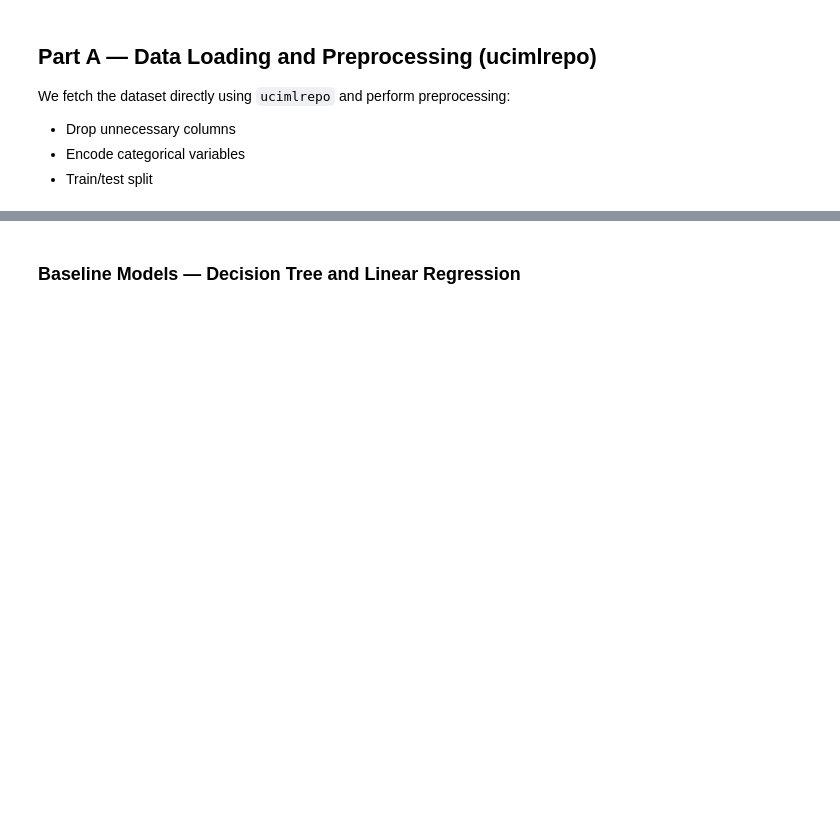
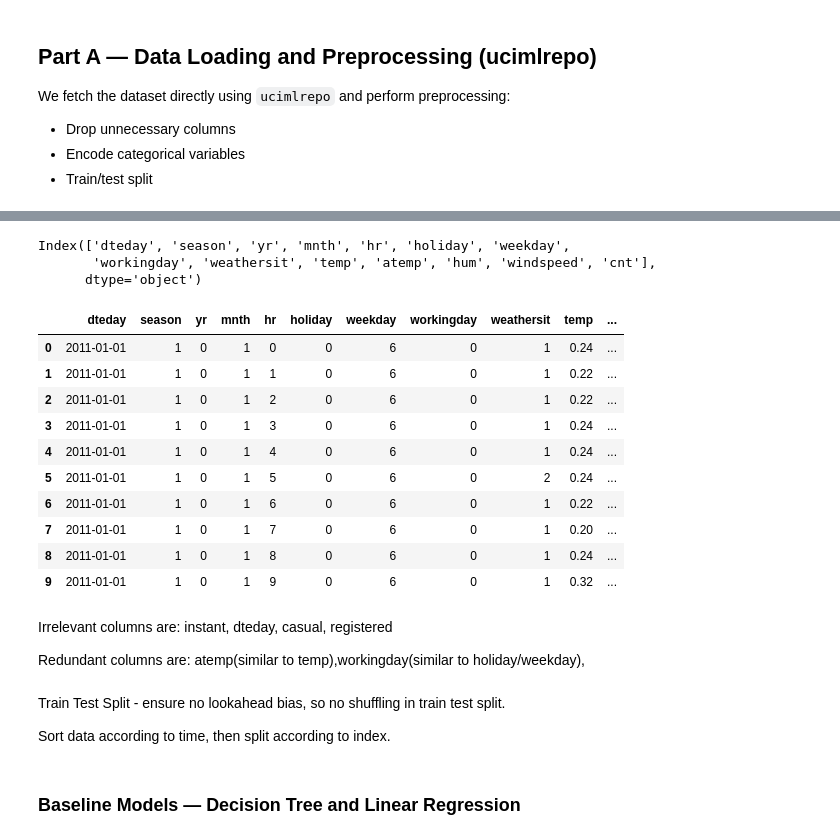
Before and after one commit to MarchingUndead/DA5401-A8-ME22B188, a Jupyter notebook: A8_Ensembles_uciml.ipynb, the cells around one changed output, grey strips where cells are left out. Cells and saved outputs as stored; diff of their text form; code cells hidden in the pictures; blank space fills up the shorter version.

```diff
--- a/A8_Ensembles_uciml.ipynb
+++ b/A8_Ensembles_uciml.ipynb
@@ -29,33 +29,8 @@ from sklearn.metrics import mean_squared_error
 bike_sharing = fetch_ucirepo(id=275)
 
 # Extract features (X) and targets (y)
-X_full = bike_sharing.data.features.copy()
-y_full = bike_sharing.data.targets.copy()
+X = bike_sharing.data.features.copy()
+y = bike_sharing.data.targets.copy()
 
 # Combine into a single DataFrame
-df = pd.concat([X_full, y_full], axis=1)
-
-# Drop irrelevant columns
-df = df.drop(columns=['instant','dteday','casual','registered'], errors='ignore')
-
-# Convert categorical columns
-cat_cols = ['season','weathersit','mnth','hr','weekday']
-for c in cat_cols:
-    if c in df.columns:
-        df[c] = df[c].astype('category')
-
-# One-hot encoding
-df_enc = pd.get_dummies(df, columns=[c for c in cat_cols if c in df.columns], drop_first=True)
-
-# Target and features
-if 'cnt' in df_enc.columns:
-    y = df_enc['cnt']
-    X = df_enc.drop(columns=['cnt'])
-else:
-    y = df_enc.iloc[:, -1]
-    X = df_enc.iloc[:, :-1]
-
-# Split data
-X_train, X_test, y_train, y_test = train_test_split(X, y, test_size=0.2, random_state=42)
-
-print('Shapes:', X_train.shape, X_test.shape)
+df = pd.concat([X, y], axis=1)
@@ -61,0 +57,24 @@ print('Shapes:', X_train.shape, X_test.shape)
+# %%
+df.columns
+# %% [output]
+Index(['dteday', 'season', 'yr', 'mnth', 'hr', 'holiday', 'weekday',
+       'workingday', 'weathersit', 'temp', 'atemp', 'hum', 'windspeed', 'cnt'],
+      dtype='object')
+# %%
+df.head(10)
+# %% [output]
+|  | dteday | season | yr | mnth | hr | holiday | weekday | workingday | weathersit | temp | ... |
+| 0 | 2011-01-01 | 1 | 0 | 1 | 0 | 0 | 6 | 0 | 1 | 0.24 | ... |
+| 1 | 2011-01-01 | 1 | 0 | 1 | 1 | 0 | 6 | 0 | 1 | 0.22 | ... |
+| 2 | 2011-01-01 | 1 | 0 | 1 | 2 | 0 | 6 | 0 | 1 | 0.22 | ... |
+| 3 | 2011-01-01 | 1 | 0 | 1 | 3 | 0 | 6 | 0 | 1 | 0.24 | ... |
+| 4 | 2011-01-01 | 1 | 0 | 1 | 4 | 0 | 6 | 0 | 1 | 0.24 | ... |
+| 5 | 2011-01-01 | 1 | 0 | 1 | 5 | 0 | 6 | 0 | 2 | 0.24 | ... |
+| 6 | 2011-01-01 | 1 | 0 | 1 | 6 | 0 | 6 | 0 | 1 | 0.22 | ... |
+| 7 | 2011-01-01 | 1 | 0 | 1 | 7 | 0 | 6 | 0 | 1 | 0.20 | ... |
+| 8 | 2011-01-01 | 1 | 0 | 1 | 8 | 0 | 6 | 0 | 1 | 0.24 | ... |
+| 9 | 2011-01-01 | 1 | 0 | 1 | 9 | 0 | 6 | 0 | 1 | 0.32 | ... |
+# %% [markdown]
+Irrelevant columns are: instant, dteday, casual, registered
+
+Redundant columns are: atemp(similar to temp),workingday(similar to holiday/weekday),
@@ -61,0 +97,4 @@ print('Shapes:', X_train.shape, X_test.shape)
+# %% [markdown]
+Train Test Split - ensure no lookahead bias, so no shuffling in train test split.
+
+Sort data according to time, then split according to index.
```
Also changed, not shown: parts of 28 cells of this notebook.
